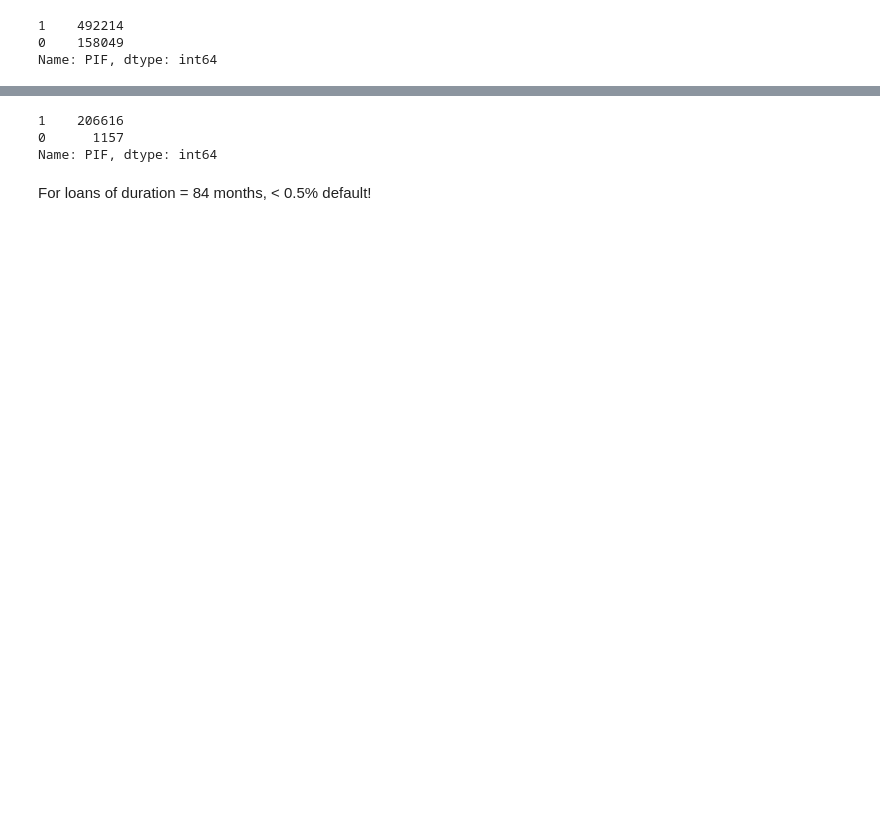
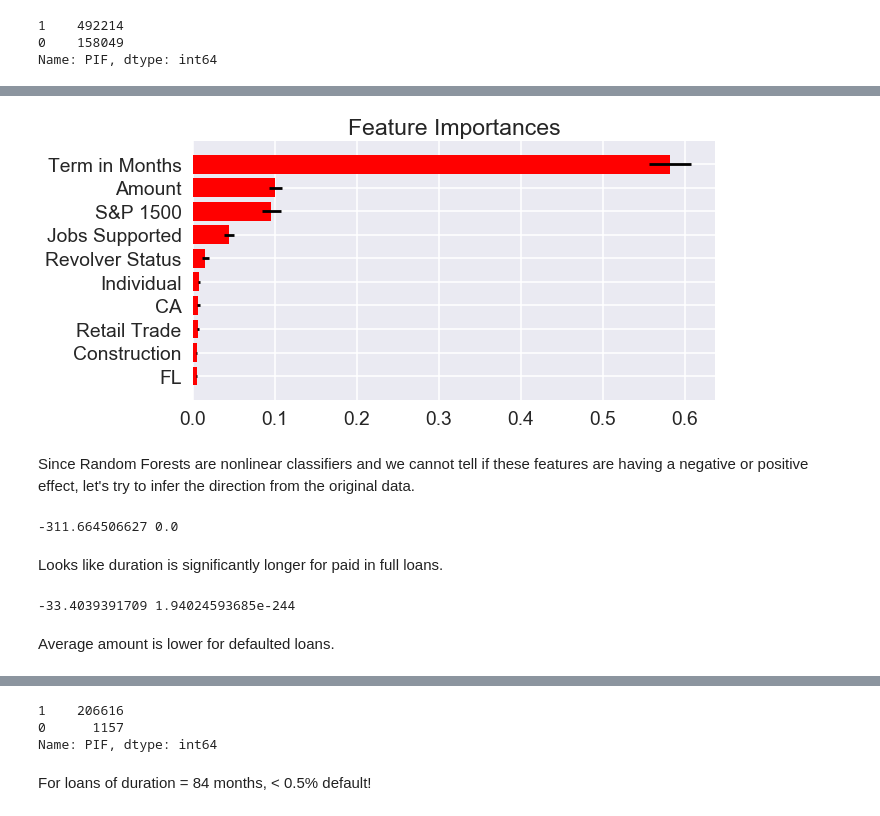
Before and after one commit to sanjanedic/SBARepay, a Jupyter notebook: SBARepayML.ipynb, the cells around one changed output, grey strips where cells are left out. Saved outputs shown, nothing was run; the diff lists cells and outputs as text; code cells hidden in the pictures; blank space fills up the shorter version.

```diff
--- a/SBARepayML.ipynb
+++ b/SBARepayML.ipynb
@@ -402,0 +333,8 @@ avg / total       0.99      0.99      0.99     62332
+# %%
+# Train and test a Random Forest classifier with default hyperparamters first - use 100 estimators
+df_rf_n100 = RandomForestClassifier(n_estimators = 100, class_weight = 'balanced', n_jobs=-1)
+# Fit/train the model
+df_rf_n100.fit(X_train, y_train)
+# Test the model: make predictions on the test set
+df_rf_n100_pred = df_rf_n100.predict(X_test)
+print(classification_report(y_test, df_rf_n100_pred))
@@ -402,0 +350,8 @@ avg / total       0.99      0.99      0.99     62332
+# %%
+# GridSearch for RF
+param_grid = {'max_features': [0.2, 'auto', 'log2'],
+              'n_estimators': [50, 100], 'min_samples_leaf': [1, 5, 10, 50, 100]}
+grid_rf = GridSearchCV(RandomForestClassifier(class_weight = 'balanced', n_jobs = 4),
+                param_grid, cv = 10, refit = True, verbose = 3, scoring = 'f1')
+# %%
+grid_rf.fit(X_train, y_train)
@@ -402,0 +412,5 @@ avg / total       0.99      0.99      0.99     62332
+# %%
+opt_rf = RandomForestClassifier(n_estimators = 100, max_features = 0.2, min_samples_leaf = 1, class_weight='balanced')
+opt_rf.fit(X_train, y_train)
+opt_rf_pred = opt_rf.predict(X_test)
+print(classification_report(opt_rf_pred, y_test))
@@ -402,0 +461,46 @@ avg / total       0.99      0.99      0.99     62332
+# %%
+# Plot the top ten feature importances of the optimized random forest method
+importances = opt_rf.feature_importances_
+std = np.std([tree.feature_importances_ for tree in opt_rf.estimators_],
+             axis=0)
+indices = np.argsort(importances)[::-1]
+
+# Plot the feature importances of the forest
+fig = plt.figure(figsize = (10,5))
+
+plt.title("Feature Importances")
+plt.barh(range(10), importances[indices][0:10][::-1],
+       color="r", xerr = std[indices][0:10][::-1], align="center")
+# If you want to define your own labels,
+# change indices to a list of labels on the following line.
+plt.yticks(range(10), ['Term in Months', 'Amount', 'S&P 1500', 'Jobs Supported', 'Revolver Status',
+                      'Individual', 'CA', 'Retail Trade', 'Construction', 'FL'][::-1])
+
+plt.yticks(range(10))
+plt.ylim([-1,10])
+plt.tight_layout()
+
+
+fig.savefig('OPTIMAL_RF_FImportance.png', dpi = 300)
+# %% [output]
+[figure, added]
+# %% [markdown]
+Since Random Forests are nonlinear classifiers and we cannot tell if these features are having a negative or positive effect, let's try to infer the direction from the original data.
+# %%
+# Check if there is a difference in mean duration
+import scipy
+from scipy.stats import ttest_ind
+t, prob = scipy.stats.ttest_ind(data[data['PIF']==0]['TermInMonths'], data[data['PIF']==1]['TermInMonths'] )
+print(t, prob)
+# %% [output]
+-311.664506627 0.0
+# %% [markdown]
+Looks like duration is significantly longer for paid in full loans.
+# %%
+# Check if there is a difference in mean amount
+t, prob = scipy.stats.ttest_ind(data[data['PIF']==0]['SBAGuaranteedApprovalAdj'], data[data['PIF']==1]['SBAGuaranteedApprovalAdj'] )
+print(t, prob)
+# %% [output]
+-33.4039391709 1.94024593685e-244
+# %% [markdown]
+Average amount is lower for defaulted loans.
```
Also changed, not shown: parts of 124 cells of this notebook.
